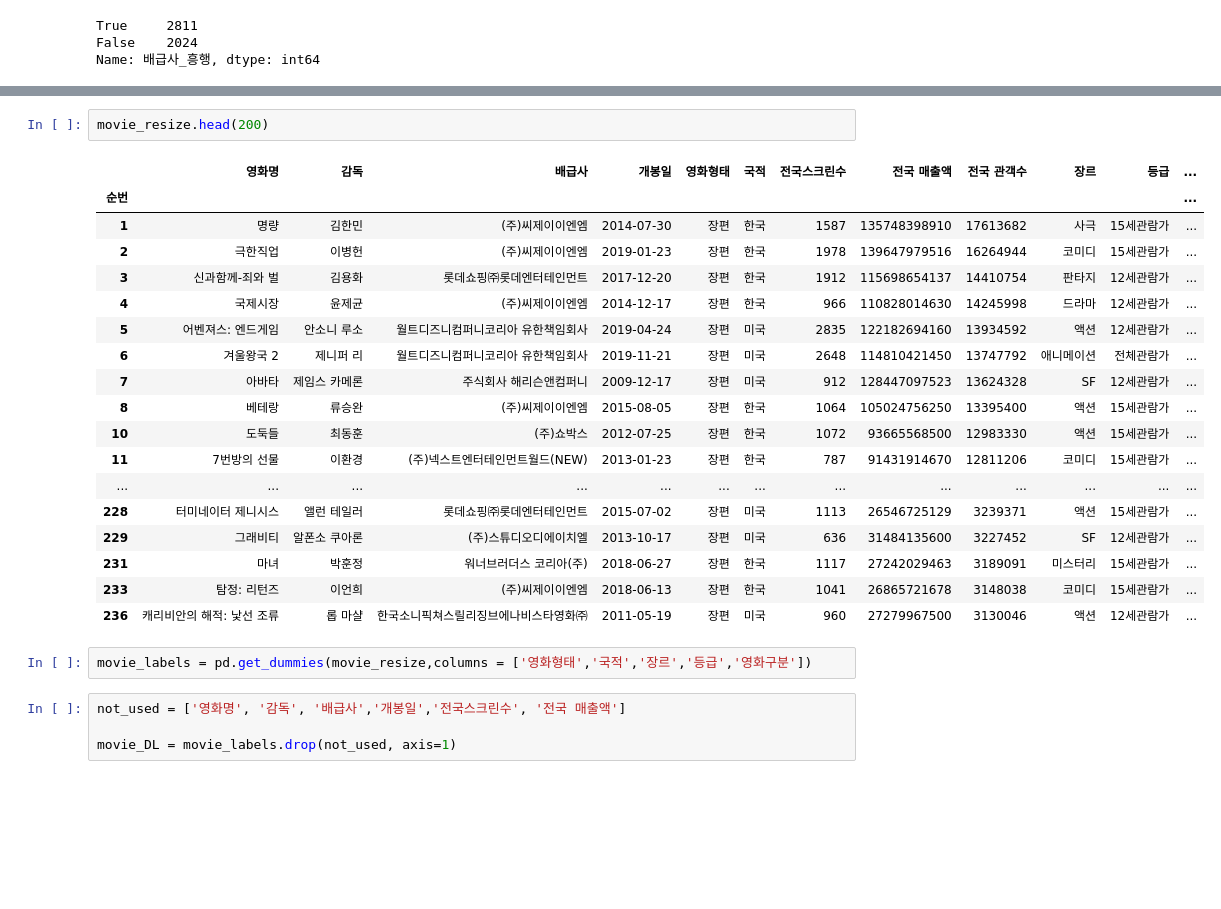
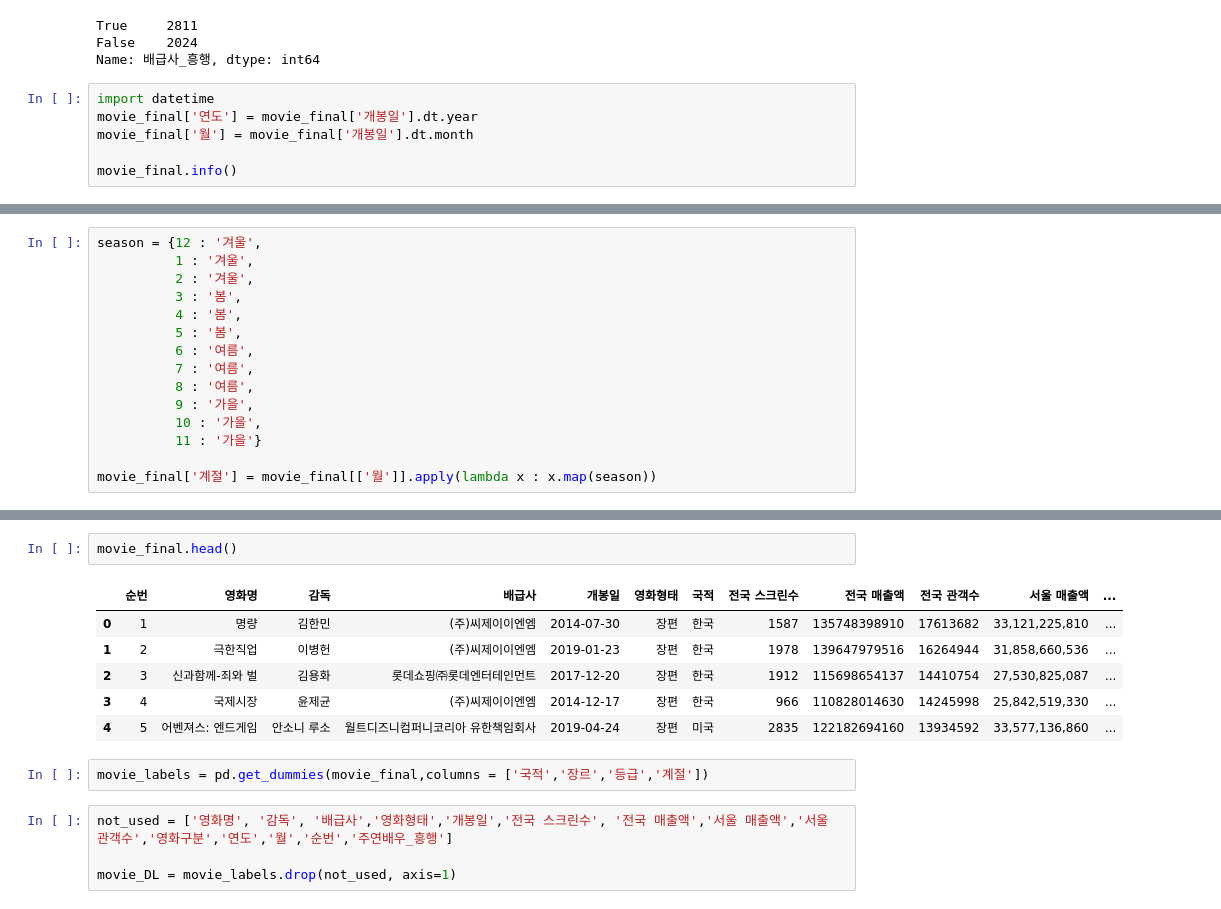
Before and after one commit to Play-Web-miniProject/MovieDL, a Jupyter notebook: taehyeon/movie_eda_ver02.ipynb, the cells around one changed output, grey strips where cells are left out. Saved outputs shown, nothing was run; the diff lists cells and outputs as text; blank space fills up the shorter version.

```diff
--- a/taehyeon/movie_eda_ver02.ipynb
+++ b/taehyeon/movie_eda_ver02.ipynb
@@ -324,3 +312,9 @@ for idx, row in movie_final.iterrows():
 True     2811
 False    2024
 Name: 배급사_흥행, dtype: int64
+# %%
+import datetime
+movie_final['연도'] = movie_final['개봉일'].dt.year
+movie_final['월'] = movie_final['개봉일'].dt.month
+
+movie_final.info()
@@ -327 +339,16 @@ Name: 배급사_흥행, dtype: int64
+# %%
+season = {12 : '겨울',
+          1 : '겨울',
+          2 : '겨울',
+          3 : '봄',
+          4 : '봄',
+          5 : '봄',
+          6 : '여름',
+          7 : '여름',
+          8 : '여름',
+          9 : '가을',
+          10 : '가을',
+          11 : '가을'}
+
+movie_final['계절'] = movie_final[['월']].apply(lambda x : x.map(season))
 # %%
@@ -380,27 +387,15 @@ movie_resize.loc[(movie_resize['전국 관객수']>2500000)]
 # %%
-movie_resize.head(200)
+movie_final.head()
 # %% [output]
-|  | 영화명 | 감독 | 배급사 | 개봉일 | 영화형태 | 국적 | 전국스크린수 | 전국 매출액 | 전국 관객수 | 장르 | 등급 | ... |
-| 순번 |  |  |  |  |  |  |  |  |  |  |  | ... |
-| 1 | 명량 | 김한민 | (주)씨제이이엔엠 | 2014-07-30 | 장편 | 한국 | 1587 | 135748398910 | 17613682 | 사극 | 15세관람가 | ... |
-| 2 | 극한직업 | 이병헌 | (주)씨제이이엔엠 | 2019-01-23 | 장편 | 한국 | 1978 | 139647979516 | 16264944 | 코미디 | 15세관람가 | ... |
-| 3 | 신과함께-죄와 벌 | 김용화 | 롯데쇼핑㈜롯데엔터테인먼트 | 2017-12-20 | 장편 | 한국 | 1912 | 115698654137 | 14410754 | 판타지 | 12세관람가 | ... |
-| 4 | 국제시장 | 윤제균 | (주)씨제이이엔엠 | 2014-12-17 | 장편 | 한국 | 966 | 110828014630 | 14245998 | 드라마 | 12세관람가 | ... |
-| 5 | 어벤져스: 엔드게임 | 안소니 루소 | 월트디즈니컴퍼니코리아 유한책임회사 | 2019-04-24 | 장편 | 미국 | 2835 | 122182694160 | 13934592 | 액션 | 12세관람가 | ... |
-| 6 | 겨울왕국 2 | 제니퍼 리 | 월트디즈니컴퍼니코리아 유한책임회사 | 2019-11-21 | 장편 | 미국 | 2648 | 114810421450 | 13747792 | 애니메이션 | 전체관람가 | ... |
-| 7 | 아바타 | 제임스 카메론 | 주식회사 해리슨앤컴퍼니 | 2009-12-17 | 장편 | 미국 | 912 | 128447097523 | 13624328 | SF | 12세관람가 | ... |
-| 8 | 베테랑 | 류승완 | (주)씨제이이엔엠 | 2015-08-05 | 장편 | 한국 | 1064 | 105024756250 | 13395400 | 액션 | 15세관람가 | ... |
-| 10 | 도둑들 | 최동훈 | (주)쇼박스 | 2012-07-25 | 장편 | 한국 | 1072 | 93665568500 | 12983330 | 액션 | 15세관람가 | ... |
-| 11 | 7번방의 선물 | 이환경 | (주)넥스트엔터테인먼트월드(NEW) | 2013-01-23 | 장편 | 한국 | 787 | 91431914670 | 12811206 | 코미디 | 15세관람가 | ... |
-| ... | ... | ... | ... | ... | ... | ... | ... | ... | ... | ... | ... | ... |
-| 228 | 터미네이터 제니시스 | 앨런 테일러 | 롯데쇼핑㈜롯데엔터테인먼트 | 2015-07-02 | 장편 | 미국 | 1113 | 26546725129 | 3239371 | 액션 | 15세관람가 | ... |
-| 229 | 그래비티 | 알폰소 쿠아론 | (주)스튜디오디에이치엘 | 2013-10-17 | 장편 | 미국 | 636 | 31484135600 | 3227452 | SF | 12세관람가 | ... |
-| 231 | 마녀 | 박훈정 | 워너브러더스 코리아(주) | 2018-06-27 | 장편 | 한국 | 1117 | 27242029463 | 3189091 | 미스터리 | 15세관람가 | ... |
-| 233 | 탐정: 리턴즈 | 이언희 | (주)씨제이이엔엠 | 2018-06-13 | 장편 | 한국 | 1041 | 26865721678 | 3148038 | 코미디 | 15세관람가 | ... |
-| 236 | 캐리비안의 해적: 낯선 조류 | 롭 마샬 | 한국소니픽쳐스릴리징브에나비스타영화㈜ | 2011-05-19 | 장편 | 미국 | 960 | 27279967500 | 3130046 | 액션 | 12세관람가 | ... |
+|  | 순번 | 영화명 | 감독 | 배급사 | 개봉일 | 영화형태 | 국적 | 전국 스크린수 | 전국 매출액 | 전국 관객수 | 서울 매출액 | ... |
+| 0 | 1 | 명량 | 김한민 | (주)씨제이이엔엠 | 2014-07-30 | 장편 | 한국 | 1587 | 135748398910 | 17613682 | 33,121,225,810 | ... |
+| 1 | 2 | 극한직업 | 이병헌 | (주)씨제이이엔엠 | 2019-01-23 | 장편 | 한국 | 1978 | 139647979516 | 16264944 | 31,858,660,536 | ... |
+| 2 | 3 | 신과함께-죄와 벌 | 김용화 | 롯데쇼핑㈜롯데엔터테인먼트 | 2017-12-20 | 장편 | 한국 | 1912 | 115698654137 | 14410754 | 27,530,825,087 | ... |
+| 3 | 4 | 국제시장 | 윤제균 | (주)씨제이이엔엠 | 2014-12-17 | 장편 | 한국 | 966 | 110828014630 | 14245998 | 25,842,519,330 | ... |
+| 4 | 5 | 어벤져스: 엔드게임 | 안소니 루소 | 월트디즈니컴퍼니코리아 유한책임회사 | 2019-04-24 | 장편 | 미국 | 2835 | 122182694160 | 13934592 | 33,577,136,860 | ... |
 # %%
-movie_labels = pd.get_dummies(movie_resize,columns = ['영화형태','국적','장르','등급','영화구분'])
+movie_labels = pd.get_dummies(movie_final,columns = ['국적','장르','등급','계절'])
 # %%
-not_used = ['영화명', '감독', '배급사','개봉일','전국스크린수', '전국 매출액']
+not_used = ['영화명', '감독', '배급사','영화형태','개봉일','전국 스크린수', '전국 매출액','서울 매출액','서울 관객수','영화구분','연도','월','순번','주연배우_흥행']
 
 movie_DL = movie_labels.drop(not_used, axis=1)
```
Also changed, not shown: parts of 27 cells of this notebook, 1 other file.
